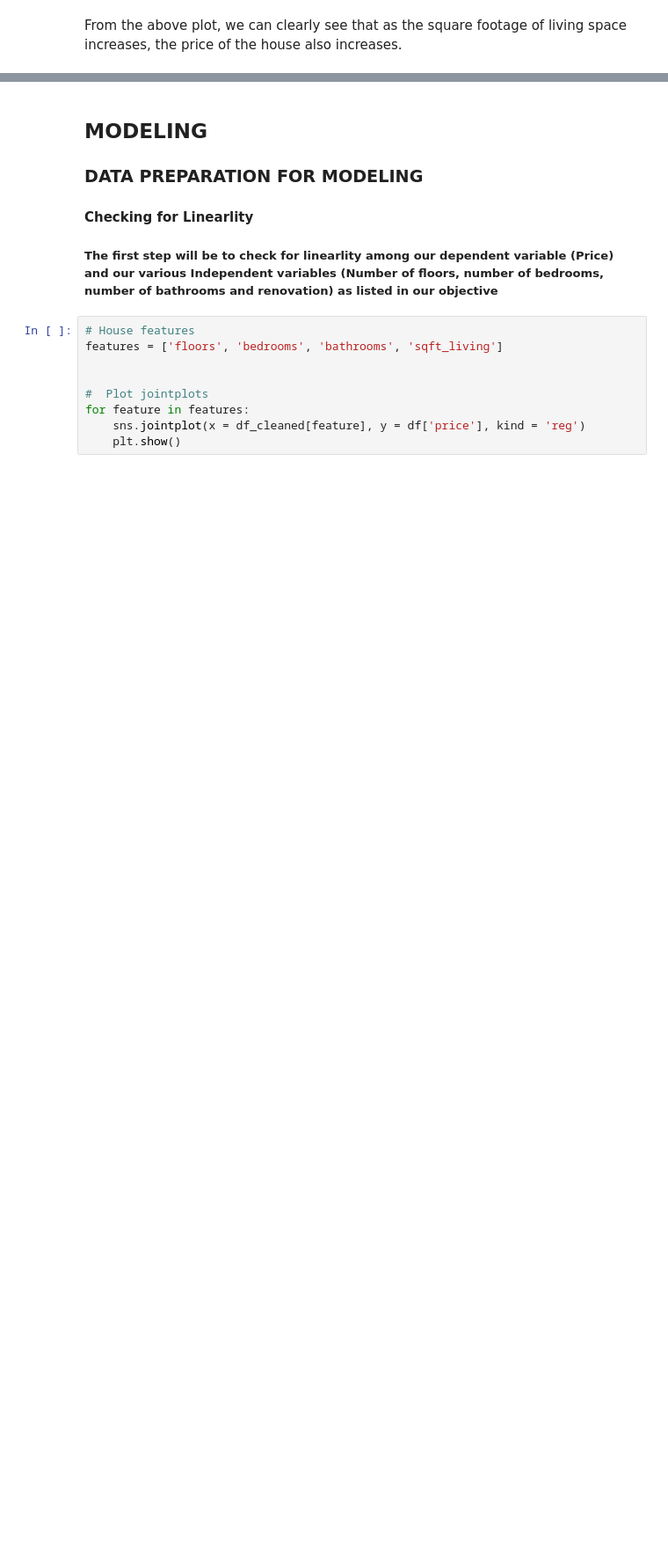
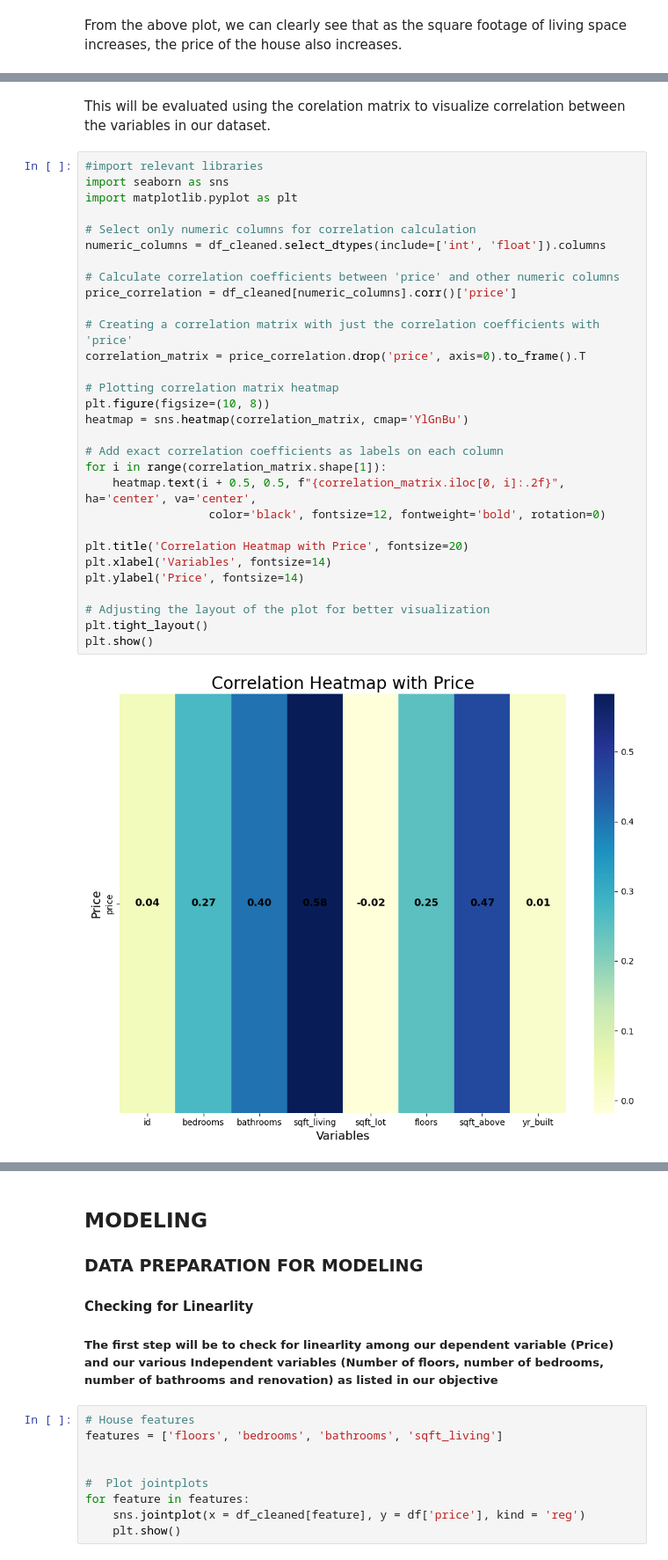
Before and after one commit to Kamaukaguru/Phase2-project-Grp6, a Jupyter notebook: student.ipynb, the cells around one changed output, grey strips where cells are left out. Shown at 88% size. Drawn from its saved outputs; the diff is of its cells as text; blank space fills up the shorter version.

```diff
--- a/student.ipynb
+++ b/student.ipynb
@@ -878,0 +914,34 @@ From the above plot, we can clearly see that as the square footage of living spa
+# %% [markdown]
+This will be evaluated using the corelation matrix  to visualize correlation between the variables in our dataset.
+# %%
+#import relevant libraries
+import seaborn as sns
+import matplotlib.pyplot as plt
+
+# Select only numeric columns for correlation calculation
+numeric_columns = df_cleaned.select_dtypes(include=['int', 'float']).columns
+
+# Calculate correlation coefficients between 'price' and other numeric columns
+price_correlation = df_cleaned[numeric_columns].corr()['price']
+
+# Creating a correlation matrix with just the correlation coefficients with 'price'
+correlation_matrix = price_correlation.drop('price', axis=0).to_frame().T
+
+# Plotting correlation matrix heatmap
+plt.figure(figsize=(10, 8))
+heatmap = sns.heatmap(correlation_matrix, cmap='YlGnBu')
+
+# Add exact correlation coefficients as labels on each column
+for i in range(correlation_matrix.shape[1]):
+    heatmap.text(i + 0.5, 0.5, f"{correlation_matrix.iloc[0, i]:.2f}", ha='center', va='center',
+                  color='black', fontsize=12, fontweight='bold', rotation=0)
+
+plt.title('Correlation Heatmap with Price', fontsize=20)
+plt.xlabel('Variables', fontsize=14)
+plt.ylabel('Price', fontsize=14)
+
+# Adjusting the layout of the plot for better visualization
+plt.tight_layout()
+plt.show()
+# %% [output]
+[figure, added]
```
Also changed, not shown: parts of 13 cells of this notebook.
